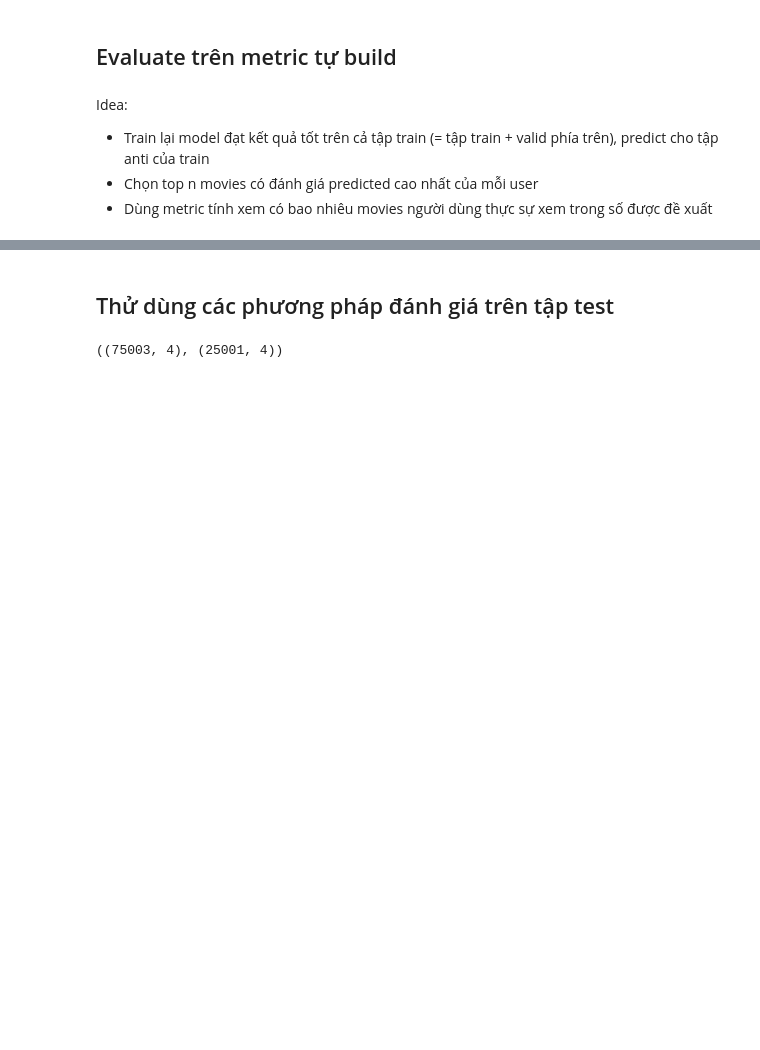
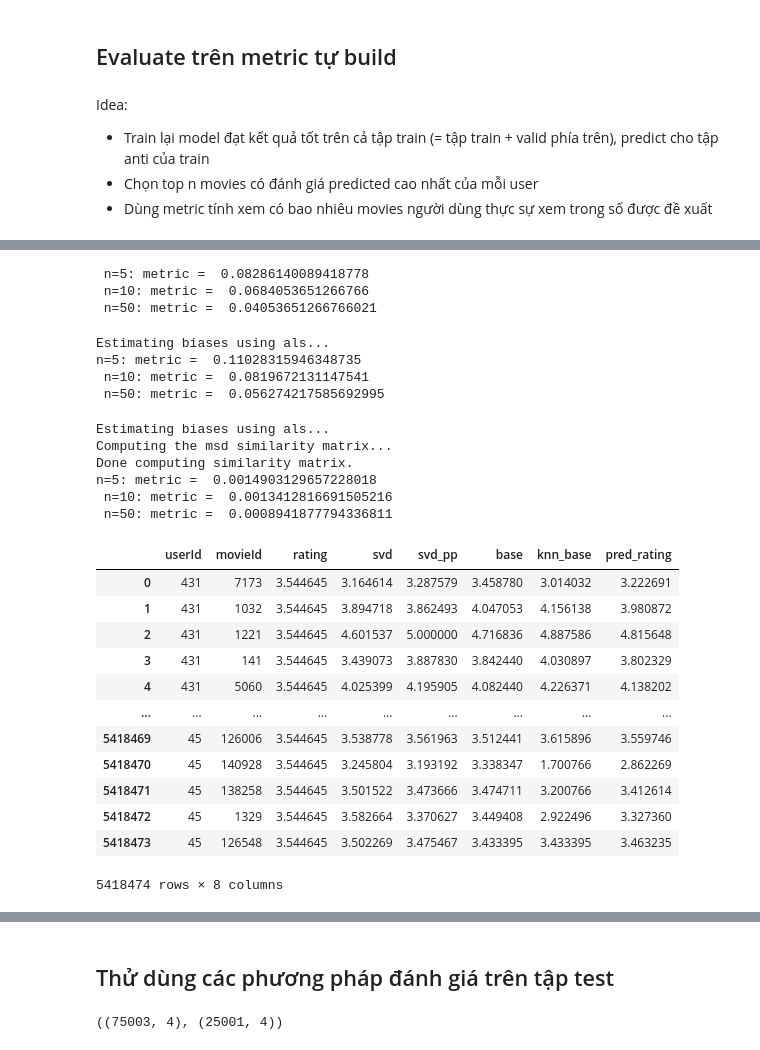
Before and after one commit to elodiezay02/movie-recommendation-system, a Jupyter notebook: src/notebooks/CBF.ipynb, the cells around one changed output, grey strips where cells are left out. Saved outputs shown, nothing was run; the diff lists cells and outputs as text; code cells hidden in the pictures; blank space fills up the shorter version.

```diff
--- a/src/notebooks/CBF.ipynb
+++ b/src/notebooks/CBF.ipynb
@@ -400,0 +389,80 @@ evaluate(top_n(predictions=predictions, n_predict=50), test_set)
+# %%
+# SVDpp
+
+model = SVDpp()
+model.fit(trainset)
+pp_predictions = model.test(anti_train)
+
+print(' n=5: metric = ', evaluate(top_n(predictions=pp_predictions, n_predict=5), test_set),
+'\n n=10: metric = ', evaluate(top_n(predictions=pp_predictions, n_predict=10), test_set),
+'\n n=50: metric = ', evaluate(top_n(predictions=pp_predictions, n_predict=50), test_set))
+# %% [output]
+ n=5: metric =  0.08286140089418778
+ n=10: metric =  0.0684053651266766
+ n=50: metric =  0.04053651266766021
+# %%
+# baseline only
+
+model = BaselineOnly()
+model.fit(trainset)
+b_predictions = model.test(anti_train)
+
+print('n=5: metric = ', evaluate(top_n(predictions=b_predictions, n_predict=5), test_set),
+'\n n=10: metric = ', evaluate(top_n(predictions=b_predictions, n_predict=10), test_set),
+'\n n=50: metric = ', evaluate(top_n(predictions=b_predictions, n_predict=50), test_set))
+# %% [output]
+Estimating biases using als...
+n=5: metric =  0.11028315946348735
+ n=10: metric =  0.0819672131147541
+ n=50: metric =  0.056274217585692995
+# %%
+# KNN baseline
+
+model = KNNBaseline()
+model.fit(trainset)
+knn_predictions = model.test(anti_train)
+
+print('n=5: metric = ', evaluate(top_n(predictions=knn_predictions, n_predict=5), test_set),
+'\n n=10: metric = ', evaluate(top_n(predictions=knn_predictions, n_predict=10), test_set),
+'\n n=50: metric = ', evaluate(top_n(predictions=knn_predictions, n_predict=50), test_set))
+# %% [output]
+Estimating biases using als...
+Computing the msd similarity matrix...
+Done computing similarity matrix.
+n=5: metric =  0.0014903129657228018
+ n=10: metric =  0.0013412816691505216
+ n=50: metric =  0.0008941877794336811
+# %%
+## Combine
+df = pd.DataFrame(svd_predictions).drop(columns='details')
+
+
+df.columns = ['userId',	'movieId',	'rating',	'svd']
+df['svd_pp'] = pd.DataFrame(pp_predictions)['est']
+df['base'] = pd.DataFrame(b_predictions)['est']
+df['knn_base'] = pd.DataFrame(knn_predictions)['est']
+
+# Weight
+svd_wt = 0.25
+knn_base_wt = 0.25
+svdpp_wt = 0.3
+base_wt = 0.2
+
+# combined_df = svd.test_df[['userId',	'movieId',	'rating']]
+df['pred_rating']  = svd_wt*df['svd'] + svdpp_wt*df['svd_pp'] + knn_base_wt*df['knn_base'] + base_wt*df['base']
+# %%
+df
+# %% [output]
+|  | userId | movieId | rating | svd | svd_pp | base | knn_base | pred_rating |
+| 0 | 431 | 7173 | 3.544645 | 3.164614 | 3.287579 | 3.458780 | 3.014032 | 3.222691 |
+| 1 | 431 | 1032 | 3.544645 | 3.894718 | 3.862493 | 4.047053 | 4.156138 | 3.980872 |
+| 2 | 431 | 1221 | 3.544645 | 4.601537 | 5.000000 | 4.716836 | 4.887586 | 4.815648 |
+| 3 | 431 | 141 | 3.544645 | 3.439073 | 3.887830 | 3.842440 | 4.030897 | 3.802329 |
+| 4 | 431 | 5060 | 3.544645 | 4.025399 | 4.195905 | 4.082440 | 4.226371 | 4.138202 |
+| ... | ... | ... | ... | ... | ... | ... | ... | ... |
+| 5418469 | 45 | 126006 | 3.544645 | 3.538778 | 3.561963 | 3.512441 | 3.615896 | 3.559746 |
+| 5418470 | 45 | 140928 | 3.544645 | 3.245804 | 3.193192 | 3.338347 | 1.700766 | 2.862269 |
+| 5418471 | 45 | 138258 | 3.544645 | 3.501522 | 3.473666 | 3.474711 | 3.200766 | 3.412614 |
+| 5418472 | 45 | 1329 | 3.544645 | 3.582664 | 3.370627 | 3.449408 | 2.922496 | 3.327360 |
+| 5418473 | 45 | 126548 | 3.544645 | 3.502269 | 3.475467 | 3.433395 | 3.433395 | 3.463235 |
+5418474 rows × 8 columns
```
Also changed, not shown: parts of 26 cells of this notebook, 1 other file.
